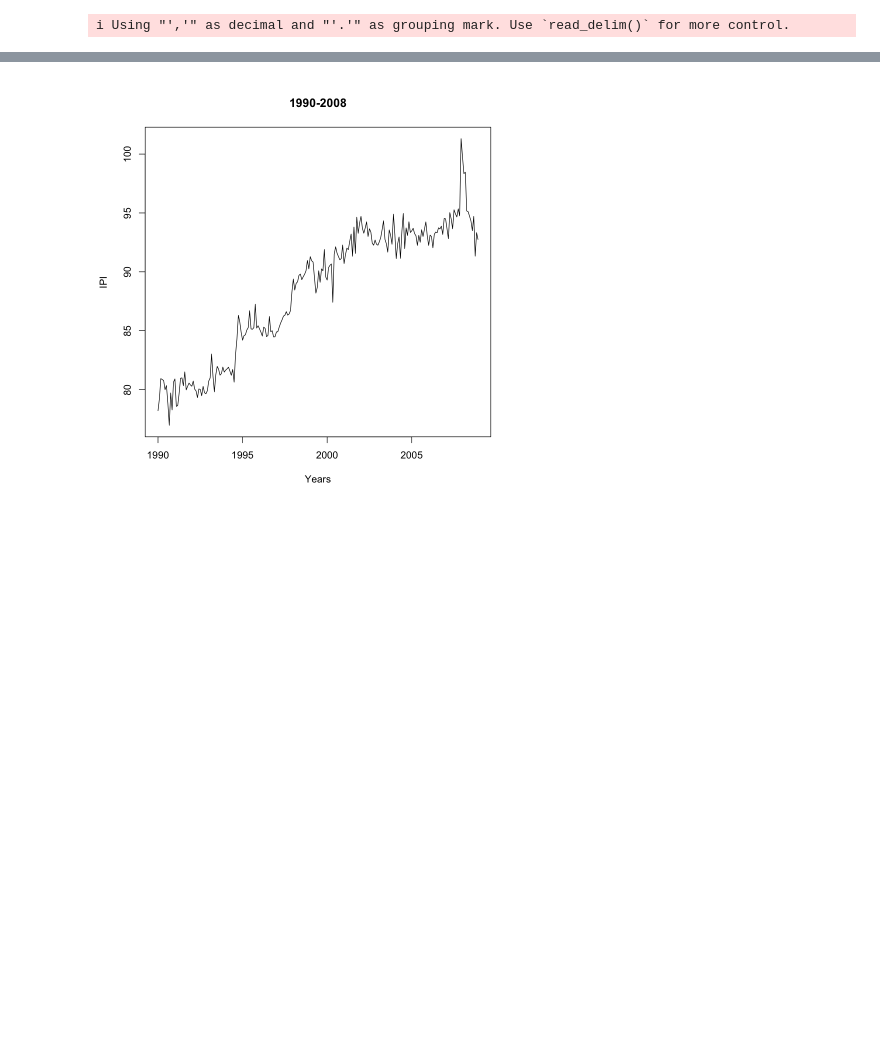
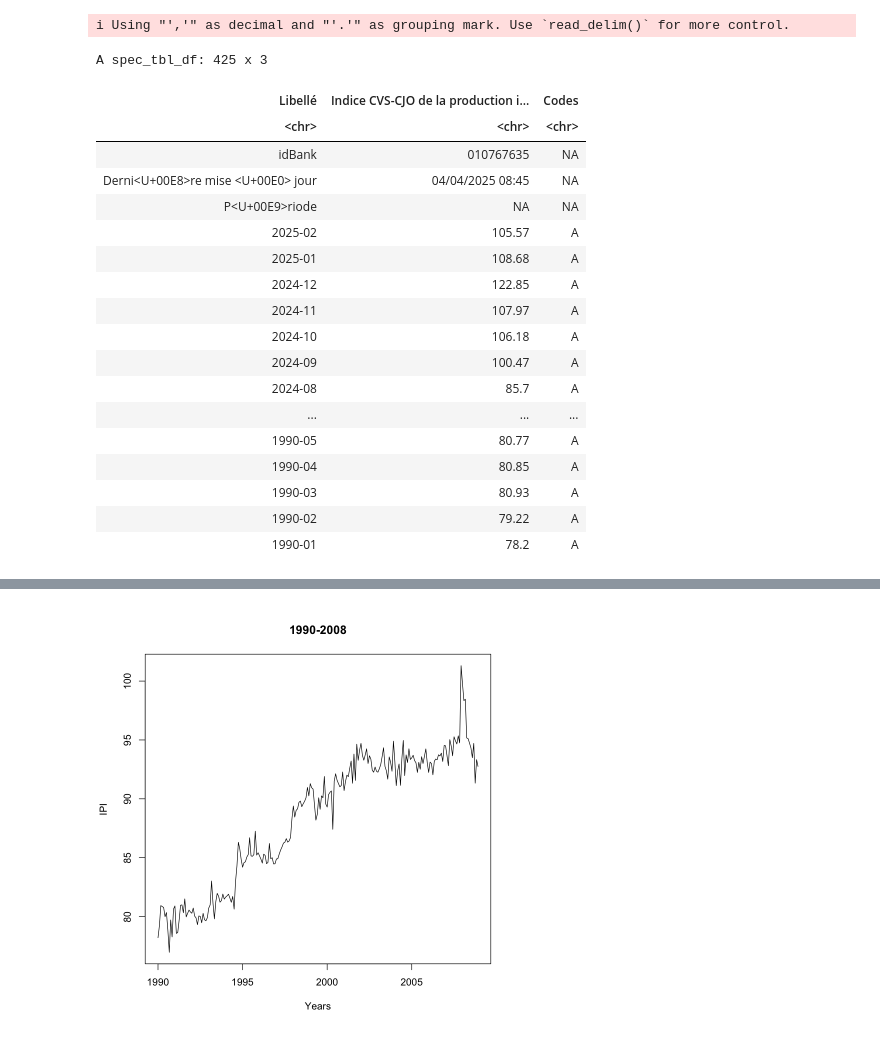
Before and after one commit to nayelsdk/Time_Series_ENSAE, a Jupyter notebook: Nayel.ipynb, the cells around one changed output, grey strips where cells are left out. Cells and saved outputs as stored; diff of their text form; code cells hidden in the pictures; blank space fills up the shorter version.

```diff
--- a/Nayel.ipynb
+++ b/Nayel.ipynb
@@ -33,8 +21,28 @@ list.files()
 # %%
 path_donnees <- "/Users/nayelbenabdesadok/GitProjects/Time_Series_ENSAE/CVSCJO.csv"
 df <- read_csv2(path_donnees, show_col_types = FALSE)
+df
 # %% [output]
 i Using "','" as decimal and "'.'" as grouping mark. Use `read_delim()` for more control.
+A spec_tbl_df: 425 x 3
+| Libellé | Indice CVS-CJO de la production i... | Codes |
+| <chr> | <chr> | <chr> |
+| idBank | 010767635 | NA |
+| Derni<U+00E8>re mise <U+00E0> jour | 04/04/2025 08:45 | NA |
+| P<U+00E9>riode | NA | NA |
+| 2025-02 | 105.57 | A |
+| 2025-01 | 108.68 | A |
+| 2024-12 | 122.85 | A |
+| 2024-11 | 107.97 | A |
+| 2024-10 | 106.18 | A |
+| 2024-09 | 100.47 | A |
+| 2024-08 | 85.7 | A |
+| ... | ... | ... |
+| 1990-05 | 80.77 | A |
+| 1990-04 | 80.85 | A |
+| 1990-03 | 80.93 | A |
+| 1990-02 | 79.22 | A |
+| 1990-01 | 78.2 | A |
 # %%
 data_all=data[4:425,]
 data_all$Codes<-NULL
```
Also changed, not shown: parts of 8 cells of this notebook, 26 other files.
